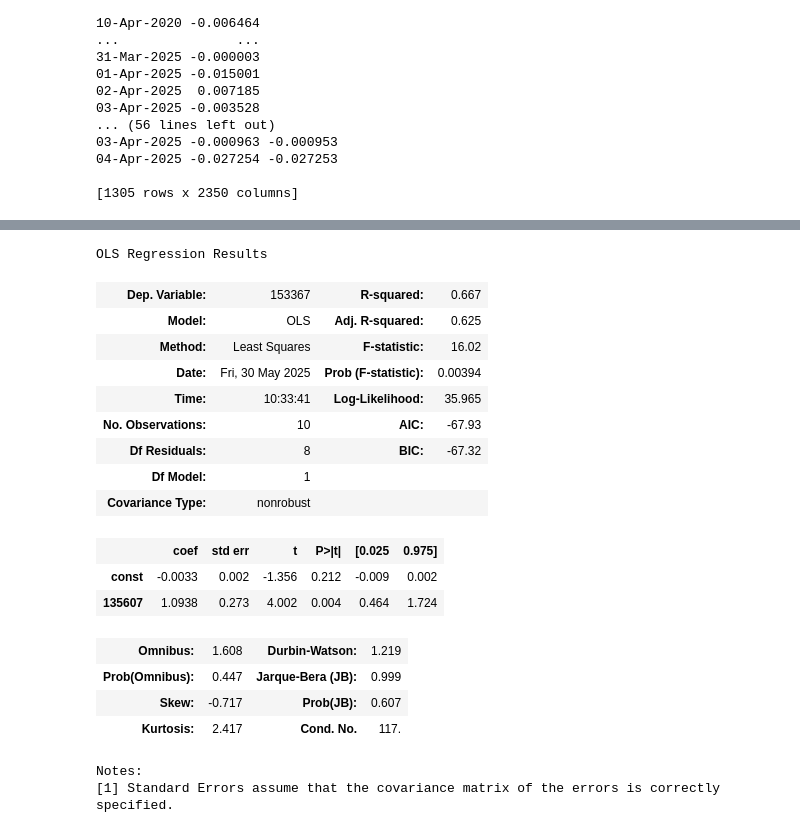
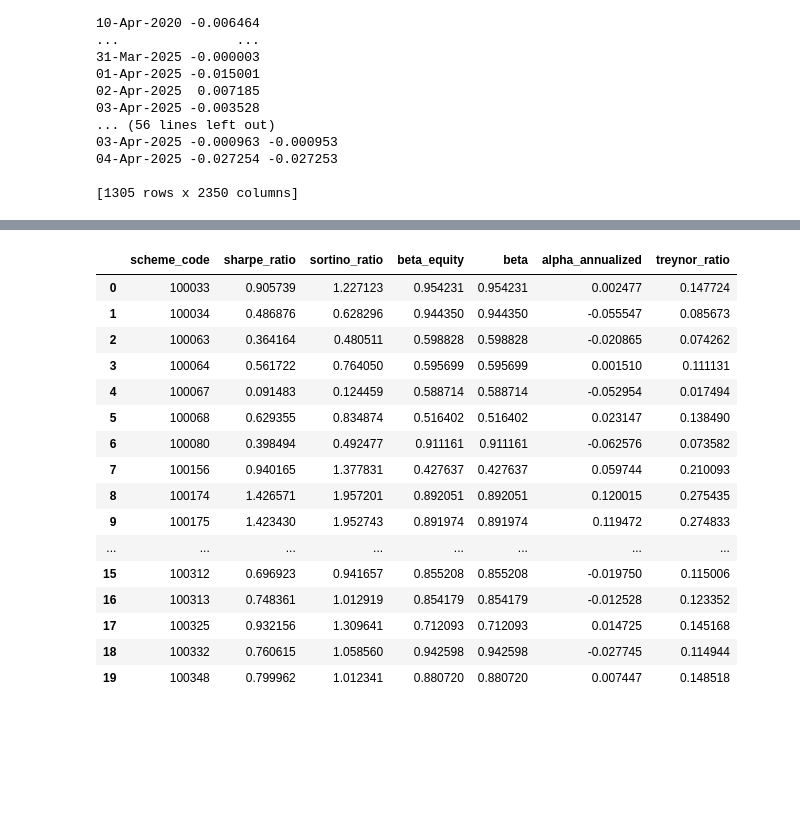
Before and after one commit to adityachawra/Mutual-Funds, a Jupyter notebook: nav_calc.ipynb, the cells around one changed output, grey strips where cells are left out. Drawn from its saved outputs; the diff is of its cells as text; code cells hidden in the pictures; blank space fills up the shorter version.

Commit message:
regression

```diff
--- a/nav_calc.ipynb
+++ b/nav_calc.ipynb
@@ -191,29 +171,35 @@ for columns in nav_equity_pct_df.columns:
     y = nav_equity_pct_df[mask][columns]
     model = sm.OLS(y, X).fit()
     model_summary = model.summary()
+    alpha_daily = model.params["const"]
+    beta = model.params["135607"]  # beta from regression
+    alpha_annualized = alpha_daily * 252  # annualized alpha
 
+    # Treynor ratio
+    treynor_ratio = (sum/n - rf)*252 / beta  # annualized Treynor ratio
+    nav_quant_data.append([columns, sharpe_ratio, sortino_ratio, beta_equity,beta, alpha_annualized, treynor_ratio])
+
+nav_quant_df = pd.DataFrame(nav_quant_data, columns=['scheme_code', 'sharpe_ratio', 'sortino_ratio', 'beta_equity', 'beta', 'alpha_annualized', 'treynor_ratio'])
 
 # nav_quant_df = pd.DataFrame(nav_quant_data, columns=['scheme_code', 'sharpe_ratio', 'mean_daily_return', 'std_dev'])
 # %%
-model_summary
+nav_quant_df.head(20)
 # %% [output]
-OLS Regression Results
-| Dep. Variable: | 153367 | R-squared: | 0.667 |
-| Model: | OLS | Adj. R-squared: | 0.625 |
-| Method: | Least Squares | F-statistic: | 16.02 |
-| Date: | Fri, 30 May 2025 | Prob (F-statistic): | 0.00394 |
-| Time: | 10:33:41 | Log-Likelihood: | 35.965 |
-| No. Observations: | 10 | AIC: | -67.93 |
-| Df Residuals: | 8 | BIC: | -67.32 |
-| Df Model: | 1 |  |  |
-| Covariance Type: | nonrobust |  |  |
+|  | scheme_code | sharpe_ratio | sortino_ratio | beta_equity | beta | alpha_annualized | treynor_ratio |
+| 0 | 100033 | 0.905739 | 1.227123 | 0.954231 | 0.954231 | 0.002477 | 0.147724 |
+| 1 | 100034 | 0.486876 | 0.628296 | 0.944350 | 0.944350 | -0.055547 | 0.085673 |
+| 2 | 100063 | 0.364164 | 0.480511 | 0.598828 | 0.598828 | -0.020865 | 0.074262 |
+| 3 | 100064 | 0.561722 | 0.764050 | 0.595699 | 0.595699 | 0.001510 | 0.111131 |
+| 4 | 100067 | 0.091483 | 0.124459 | 0.588714 | 0.588714 | -0.052954 | 0.017494 |
+| 5 | 100068 | 0.629355 | 0.834874 | 0.516402 | 0.516402 | 0.023147 | 0.138490 |
+| 6 | 100080 | 0.398494 | 0.492477 | 0.911161 | 0.911161 | -0.062576 | 0.073582 |
+| 7 | 100156 | 0.940165 | 1.377831 | 0.427637 | 0.427637 | 0.059744 | 0.210093 |
+| 8 | 100174 | 1.426571 | 1.957201 | 0.892051 | 0.892051 | 0.120015 | 0.275435 |
+| 9 | 100175 | 1.423430 | 1.952743 | 0.891974 | 0.891974 | 0.119472 | 0.274833 |
+| ... | ... | ... | ... | ... | ... | ... | ... |
+| 15 | 100312 | 0.696923 | 0.941657 | 0.855208 | 0.855208 | -0.019750 | 0.115006 |
+| 16 | 100313 | 0.748361 | 1.012919 | 0.854179 | 0.854179 | -0.012528 | 0.123352 |
+| 17 | 100325 | 0.932156 | 1.309641 | 0.712093 | 0.712093 | 0.014725 | 0.145168 |
+| 18 | 100332 | 0.760615 | 1.058560 | 0.942598 | 0.942598 | -0.027745 | 0.114944 |
+| 19 | 100348 | 0.799962 | 1.012341 | 0.880720 | 0.880720 | 0.007447 | 0.148518 |
-|  | coef | std err | t | P>|t| | [0.025 | 0.975] |
-| const | -0.0033 | 0.002 | -1.356 | 0.212 | -0.009 | 0.002 |
-| 135607 | 1.0938 | 0.273 | 4.002 | 0.004 | 0.464 | 1.724 |
-| Omnibus: | 1.608 | Durbin-Watson: | 1.219 |
-| Prob(Omnibus): | 0.447 | Jarque-Bera (JB): | 0.999 |
-| Skew: | -0.717 | Prob(JB): | 0.607 |
-| Kurtosis: | 2.417 | Cond. No. | 117. |
-Notes:
-[1] Standard Errors assume that the covariance matrix of the errors is correctly specified.
 # %%
```
Also changed, not shown: parts of 3 cells of this notebook.
